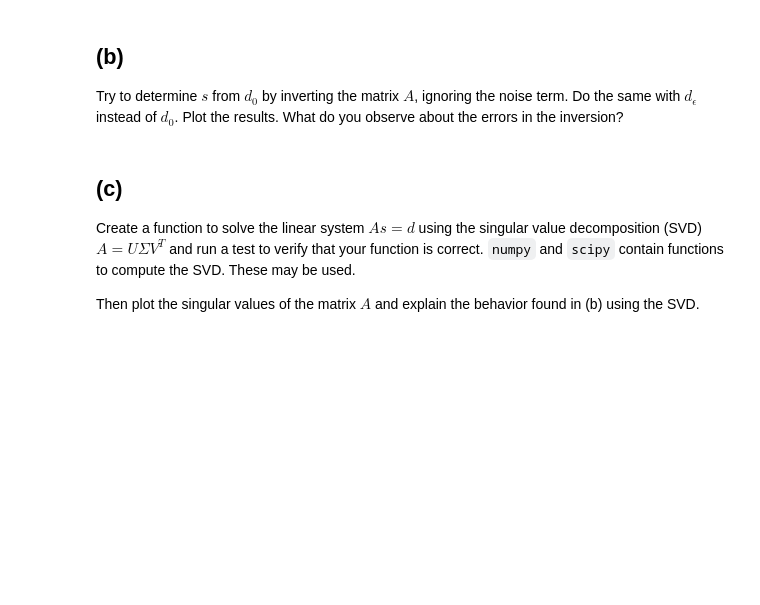
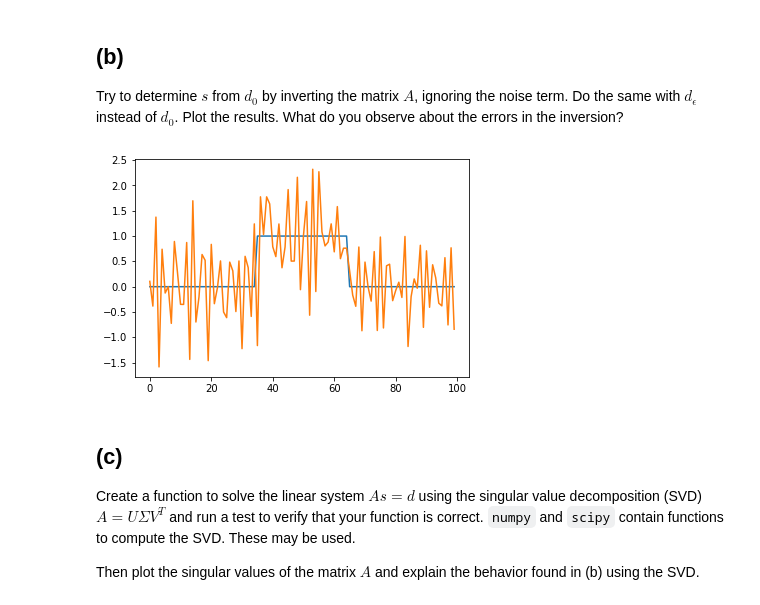
Before and after one commit to JaccovanWijk/NAHomework, a Jupyter notebook: Homework 3/Jacco.ipynb, the cells around one changed output. Saved outputs shown, nothing was run; the diff lists cells and outputs as text; code cells hidden in the pictures; blank space fills up the shorter version.

```diff
--- a/Homework 3/Jacco.ipynb
+++ b/Homework 3/Jacco.ipynb
@@ -50,7 +78,18 @@ Take for example $n=100$. Plot the data.
 Try to determine $s$ from $d_0$ by inverting the matrix $A$, ignoring the noise term.
 Do the same with $d_\epsilon$ instead of $d_0$. Plot the results. What do you observe about the errors in the inversion?
 # %%
-# YOUR CODE HERE
+h = 1/n
+A = np.tril(h*np.ones((n,n)))
+A_inv = np.linalg.inv(A)
+noise = np.random.normal(0, 0.005, n)
+
+s_0 = A_inv.dot(d_0)
+s_e = A_inv.dot(d_e)
+plt.plot(s_0)
+plt.plot(s_e)
+plt.show()
+# %% [output]
+[figure, added]
 # %% [markdown]
 ## (c)
 Create a function to solve the linear system $A s = d$ using the singular value decomposition (SVD) $A = U \Sigma V^T$ and run a test to verify that your function is correct. `numpy` and `scipy` contain functions to compute the SVD. These may be used.
```
Also changed, not shown: parts of 2 cells of this notebook.
